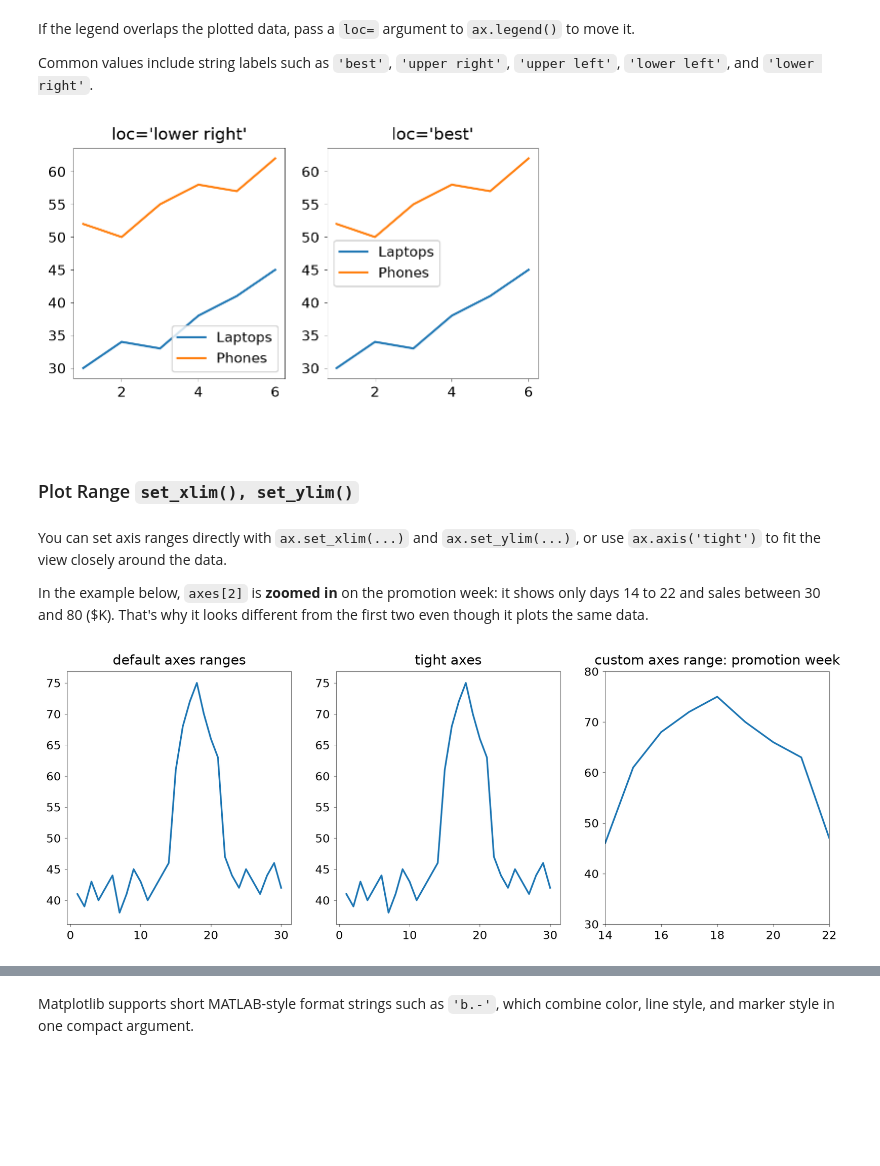
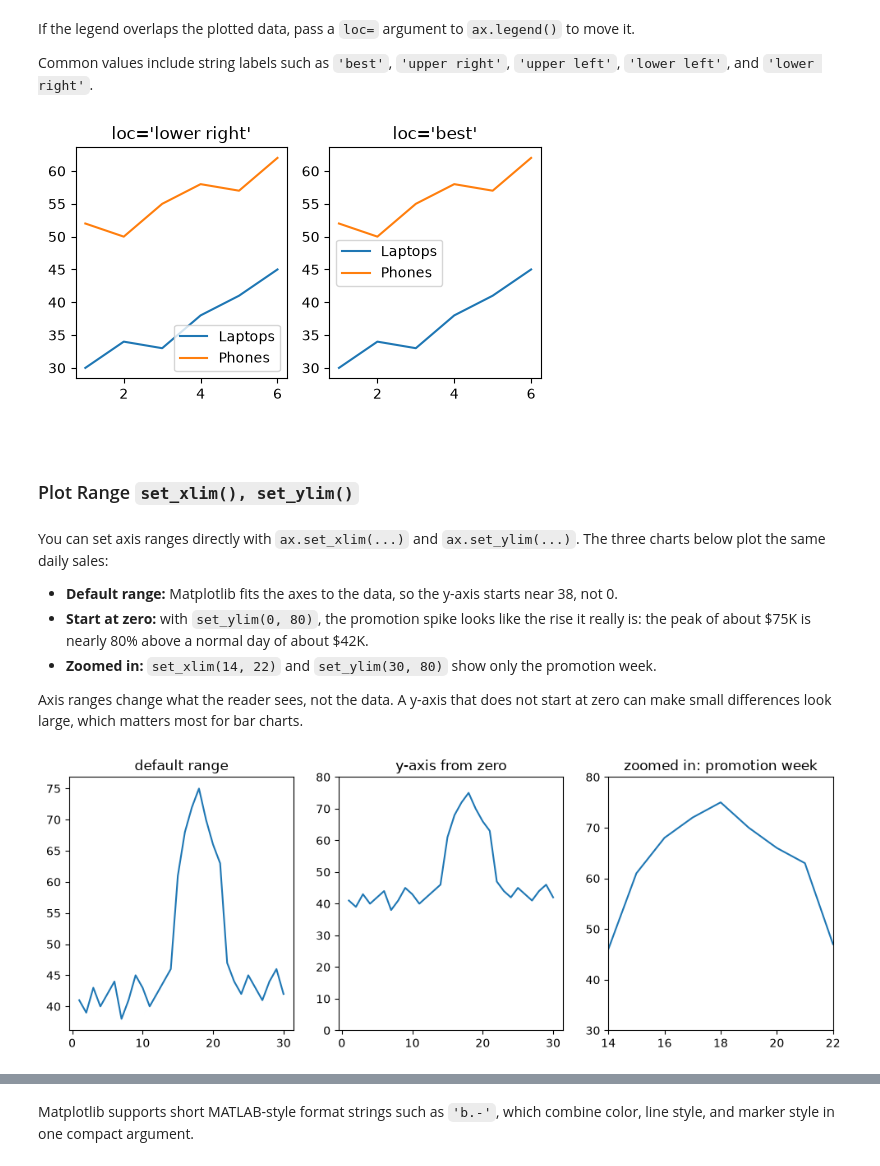
Before and after one commit to tychen742/dsm, a Jupyter notebook: chapters/06-matplotlib/0603-controls-plot-types.ipynb, the cells around one changed output, grey strips where cells are left out. Cells and saved outputs as stored; diff of their text form; code cells hidden in the pictures; blank space fills up the shorter version.

````diff
--- a/chapters/06-matplotlib/0603-controls-plot-types.ipynb
+++ b/chapters/06-matplotlib/0603-controls-plot-types.ipynb
@@ -137,2 +119,11 @@ plt.tight_layout()
 # %%
-plt.rcParams["figure.dpi"] = 100
+regions = ['North', 'South', 'East', 'West']
+sales = [150, 120, 180, 90]
+
+### plt.rcParams['font.size'] = 13 would change every later chart;
+### plt.rc_context() changes it only inside this block
+with plt.rc_context({'font.size': 13, 'axes.grid': True}):
+    fig, ax = plt.subplots(figsize=(4, 2.5))
+    ax.bar(regions, sales)
+    ax.set_title('Sales by Region ($K)')
+    plt.show()
@@ -168,7 +159,7 @@ month = np.arange(1, 7)
 laptops = np.array([30, 34, 33, 38, 41, 45])          ### units sold
 phones = np.array([52, 50, 55, 58, 57, 62])
 
-fig, ax = plt.subplots(1, 2, figsize=(6,3), dpi=100)
+fig, ax = plt.subplots(1, 2, figsize=(6, 3))
 
 ax[0].plot(month, laptops, label="Laptops")
 ax[0].plot(month, phones, label="Phones")
@@ -181,36 +172,41 @@ ax[1].legend(loc='best')
 ax[1].set_title("loc='best'")
 plt.show()
 # %% [output]
-[figure, old version]
+[figure, new version]
 # %% [markdown]
 ```{index} axis range (set_xlim and set_ylim)
 ```
 ### Plot Range `set_xlim(), set_ylim()`
 # %% [markdown]
-You can set axis ranges directly with `ax.set_xlim(...)` and `ax.set_ylim(...)`, or use `ax.axis('tight')` to fit the view closely around the data.
+You can set axis ranges directly with `ax.set_xlim(...)` and `ax.set_ylim(...)`. The three charts below plot the same daily sales:
 
-In the example below, `axes[2]` is **zoomed in** on the promotion week: it shows only days 14 to 22 and sales between 30 and 80 ($K). That's why it looks different from the first two even though it plots the same data.
+- **Default range:** Matplotlib fits the axes to the data, so the y-axis starts near 38, not 0.
+- **Start at zero:** with `set_ylim(0, 80)`, the promotion spike looks like the rise it really is: the peak of about \$75K is nearly 80% above a normal day of about \$42K.
+- **Zoomed in:** `set_xlim(14, 22)` and `set_ylim(30, 80)` show only the promotion week.
+
+Axis ranges change what the reader sees, not the data. A y-axis that does not start at zero can make small differences look large, which matters most for bar charts.
 # %%
 day = np.arange(1, 31)                  ### days in June
 daily_sales = np.array([41, 39, 43, 40, 42, 44, 38, 41, 45, 43,
                         40, 42, 44, 46, 61, 68, 72, 75, 70, 66,
                         63, 47, 44, 42, 45, 43, 41, 44, 46, 42])   ### $K; promotion on days 15-21
 
 fig, axes = plt.subplots(1, 3, figsize=(12, 4))
 
 axes[0].plot(day, daily_sales)
-axes[0].set_title("default axes ranges")
+axes[0].set_title("default range")
 
 axes[1].plot(day, daily_sales)
-axes[1].axis('tight')
-axes[1].set_title("tight axes")
+axes[1].set_ylim(0, 80)          # y-axis starts at zero
+axes[1].set_title("y-axis from zero")
 
 axes[2].plot(day, daily_sales)
-axes[2].set_ylim([30, 80])       # y-axis runs from 30 to 80
-axes[2].set_xlim([14, 22])       # x-axis runs from day 14 to day 22
-axes[2].set_title("custom axes range: promotion week");
+axes[2].set_ylim(30, 80)         # y-axis runs from 30 to 80
+axes[2].set_xlim(14, 22)         # x-axis runs from day 14 to day 22
+axes[2].set_title("zoomed in: promotion week")
+plt.show()
 # %% [output]
-[figure, old version]
+[figure, new version]
 # %%
 ### Exercise: Controlling Axis Ranges
 #   1. Create month = np.arange(1, 13),
````
Also changed, not shown: parts of 33 cells of this notebook, 1 other file.
